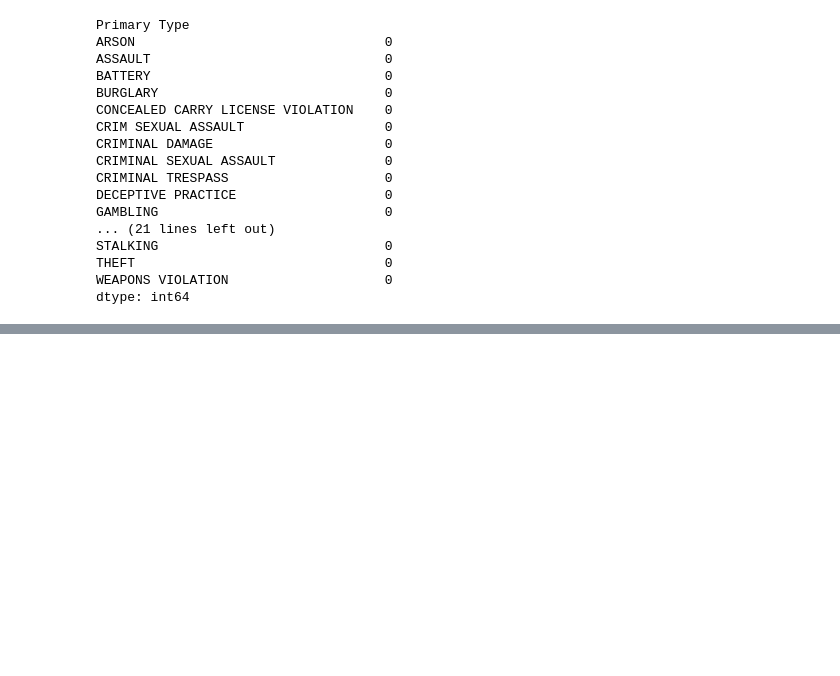
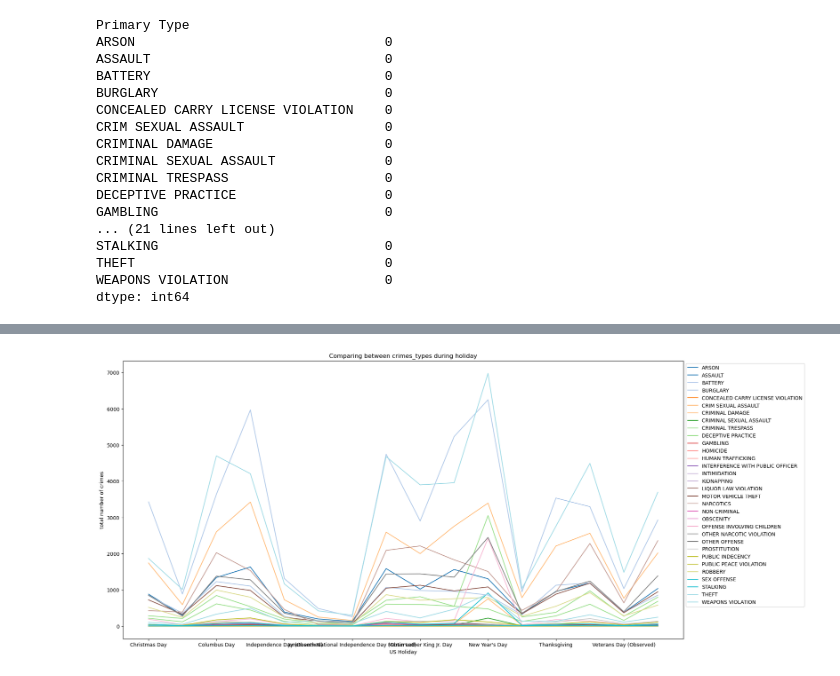
Before and after one commit to AsmaBenHmidene/Chicago-Crime, a Jupyter notebook: Prepare Chicago Crime Data for a GitHub Repository.ipynb, the cells around one changed output, grey strips where cells are left out. Cells and saved outputs as stored; diff of their text form; code cells hidden in the pictures; blank space fills up the shorter version.

```diff
--- a/Prepare Chicago Crime Data for a GitHub Repository.ipynb
+++ b/Prepare Chicago Crime Data for a GitHub Repository.ipynb
@@ -644,0 +867,3 @@ ax.legend(bbox_to_anchor=[1,1]);
+# %%
+df_crimes_holiday = chicago_final.groupby("US Holiday")['Primary Type'].value_counts()
+df_crimes_holiday
@@ -644,0 +884,3 @@ ax.legend(bbox_to_anchor=[1,1]);
+# %%
+plot_df_holiday = df_crimes_holiday.to_frame('# of Crimes')
+plot_df_holiday
@@ -644,0 +902,3 @@ ax.legend(bbox_to_anchor=[1,1]);
+# %%
+unstacked_holiday = plot_df_holiday['# of Crimes'].unstack(level=1)
+unstacked_holiday
@@ -644,0 +925,3 @@ ax.legend(bbox_to_anchor=[1,1]);
+# %%
+unstacked_holiday.fillna(0,inplace=True)
+unstacked_holiday.isna().sum()
@@ -644,0 +946,8 @@ ax.legend(bbox_to_anchor=[1,1]);
+# %%
+fig, ax = plt.subplots(figsize=(20,10))
+ax.set_title('Comparing between crimes_types during holiday')
+ax.set_ylabel('total number of crimes')
+unstacked_holiday.plot(ax=ax, colormap='tab20')
+ax.legend(bbox_to_anchor=[1,1]);
+# %% [output]
+[figure, added]
```
Also changed, not shown: parts of 37 cells of this notebook.
